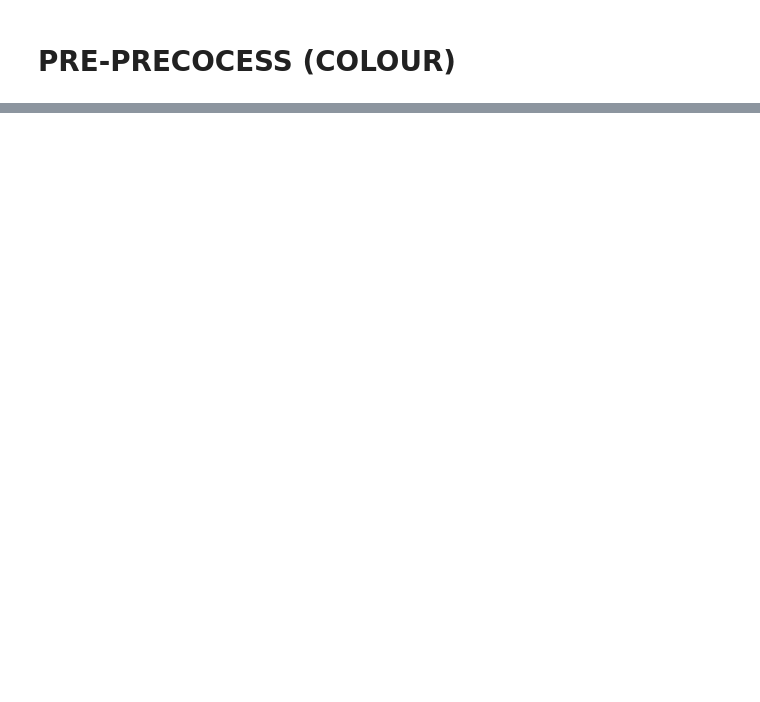
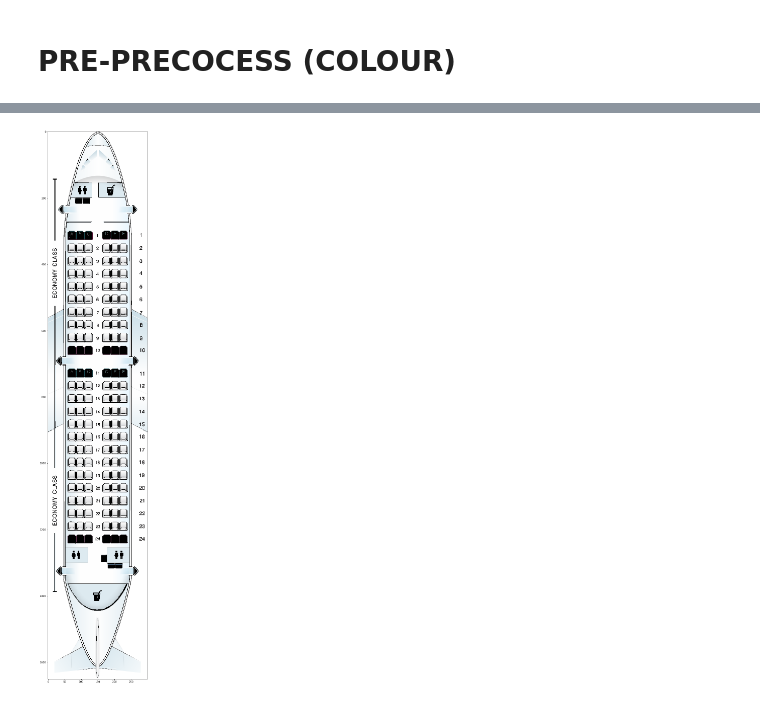
Before and after one commit to vincentnam/ProjetInterpromo2020G8, a Jupyter notebook: William_Azzouza_notebook.ipynb, the cells around one changed output, grey strips where cells are left out. Drawn from its saved outputs; the diff is of its cells as text; code cells hidden in the pictures; blank space fills up the shorter version.

Commit message:
Pre-process prepare pipeline 16:36 08/01

```diff
--- a/William_Azzouza_notebook.ipynb
+++ b/William_Azzouza_notebook.ipynb
@@ -243,43 +223,3 @@ COLOURS = {
         }
     }
 }
-# %%
-def colour_detection(image, colours, epsilon, rgb_len, colour_mode, default_colour):
-    # make a copy to avoid to erase the original image
-    img_copy = image.copy()
-    img_copy = to_RGB(img_copy)
-
-    # for each line we get the pixel value
-    for i, line in enumerate(image):
-        for j, pixel in enumerate(line):
-            # Get only 3 first value corresponding to R,G,B
-            pixel = [int(val) if val >  1.0 else int(val*255) for val in image[i][j]][:rgb_len]
-
-            # if we want to show a specific colour
-            if colour_mode:
-                # default value
-                img_copy[i][j] = default_colour
-
-                # for each colour we change the pixel value if we find the same colour
-                for colour in colours.values():
-                    if sum([1 if abs(p-b) < epsilon else 0 for p,b in zip(pixel, colour)]) == rgb_len:
-                        img_copy[i][j] = colour
-
-            # if we want to hide a colour by a default value
-            else:
-
-                # default value
-                img_copy[i][j] = pixel
-
-                # for each recognized colour, we change it by the default value
-                for colour in colours.values():
-                        if sum([1 if abs(p-b) < epsilon else 0 for p,b in zip(pixel, colour)]) == rgb_len:
-                            img_copy[i][j] = default_colour
-    return img_copy
-
-
-def colour_pipeline(image, colours, epsilon, colour_mode, default_colour, rgb_len = 3):
-    # get the image result from colour decection pre-process wanted
-    image_res = colour_detection(image, colours, epsilon, rgb_len, colour_mode, default_colour)
-
-    return image_res
@@ -333,0 +395,7 @@ visualisation(img_res)
+# %%
+col_obj = Colour(data_path, 'LAYOUT_SEATMAESTRO', 'adria-airways-airbus-a319.png')
+img_res = col_obj.colour_pipeline(colours = {}, epsilon = 60, colour_mode = False,
+                    default_colour = [255, 255, 255], rgb_len = 3)
+ImageUtil('', '', img_res).visualisation(20, 40)
+# %% [output]
+[figure, added]
```
Also changed, not shown: parts of 4 cells of this notebook.
